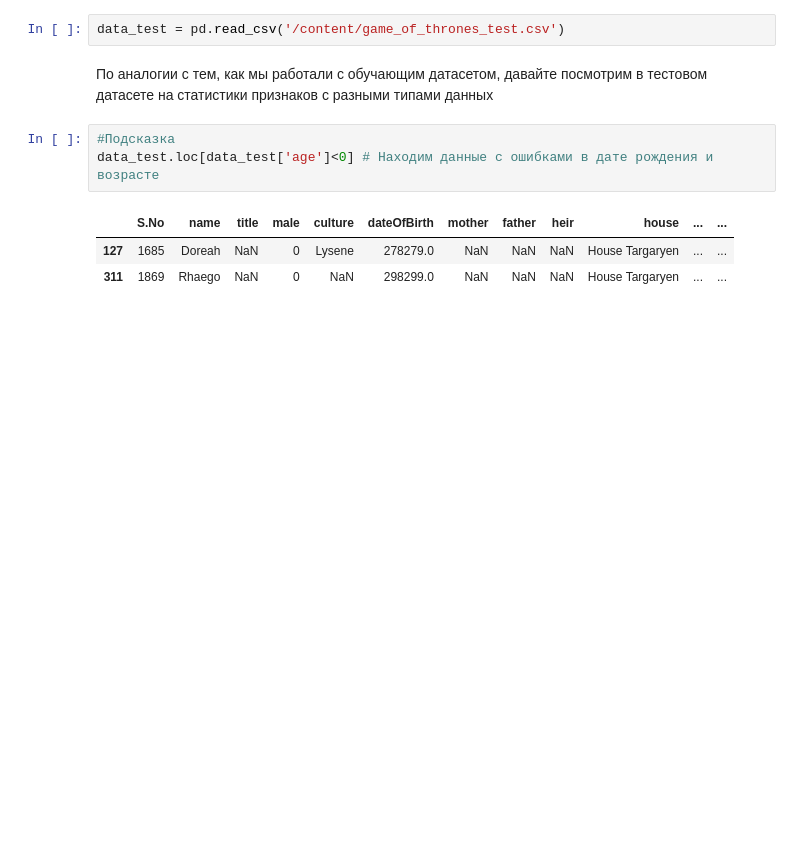
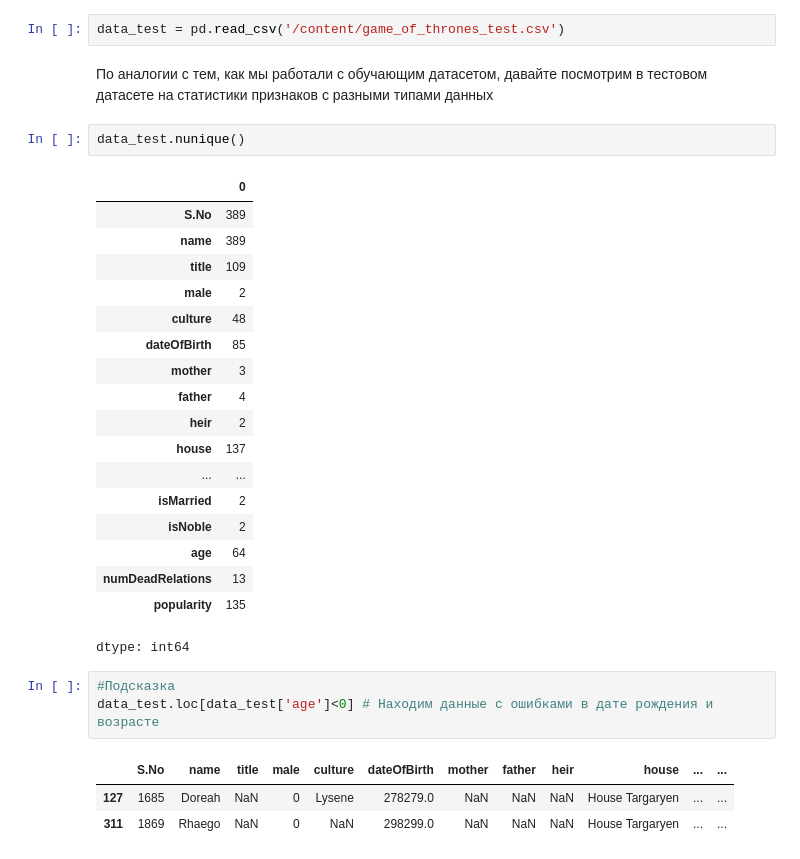
Before and after one commit to blckvia/DeepLearningSchool, a Jupyter notebook: week_01_ml_intro/Homework/hw_1_game_of_thrones.ipynb, the cells around one changed output. Cells and saved outputs as stored; diff of their text form; blank space fills up the shorter version.

```diff
--- a/week_01_ml_intro/Homework/hw_1_game_of_thrones.ipynb
+++ b/week_01_ml_intro/Homework/hw_1_game_of_thrones.ipynb
@@ -981,6 +973,27 @@ Accuracy : 0.8285
 data_test = pd.read_csv('/content/game_of_thrones_test.csv')
 # %% [markdown]
 По аналогии с тем, как мы работали с обучающим датасетом, давайте посмотрим в тестовом датасете на статистики признаков с разными типами данных
+# %%
+data_test.nunique()
+# %% [output]
+|  | 0 |
+| S.No | 389 |
+| name | 389 |
+| title | 109 |
+| male | 2 |
+| culture | 48 |
+| dateOfBirth | 85 |
+| mother | 3 |
+| father | 4 |
+| heir | 2 |
+| house | 137 |
+| ... | ... |
+| isMarried | 2 |
+| isNoble | 2 |
+| age | 64 |
+| numDeadRelations | 13 |
+| popularity | 135 |
+dtype: int64
 # %%
 #Подсказка
 data_test.loc[data_test['age']<0] # Находим данные с ошибками в дате рождения и возрасте
```
Also changed, not shown: parts of 22 cells of this notebook.
